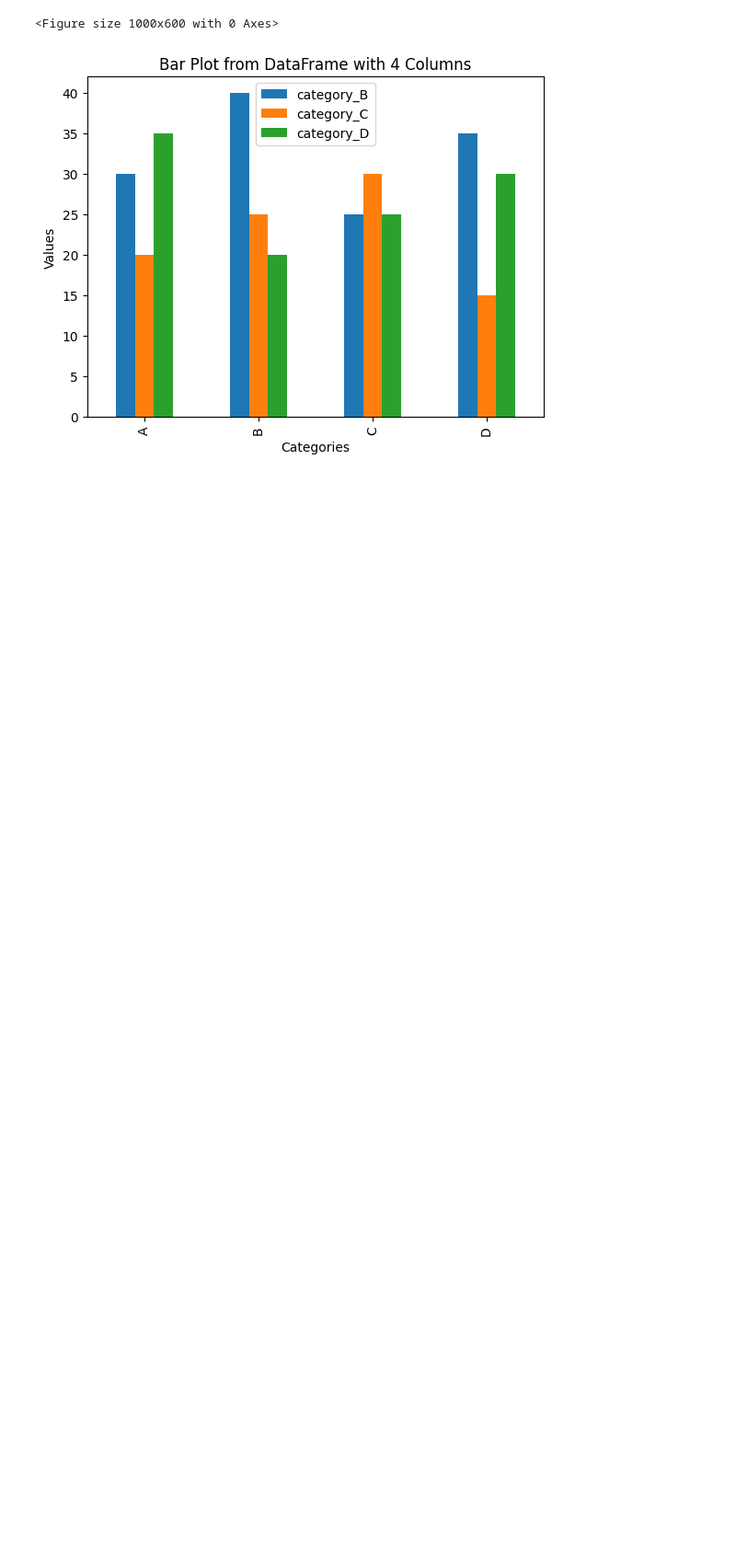
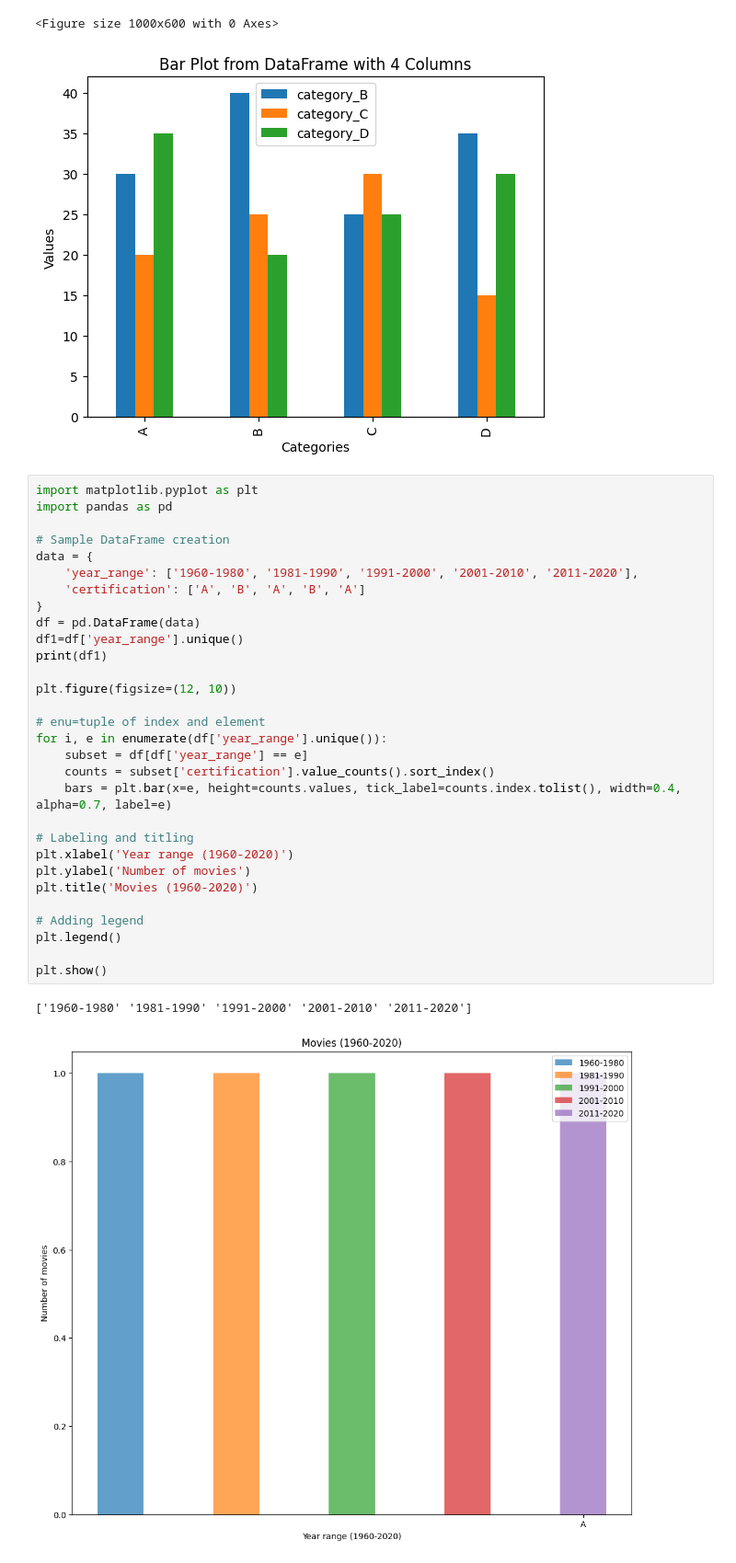
Before and after one commit to pxs1990/google_colab_ds, a Jupyter notebook: matplotlib.ipynb, the cells around one changed output. Shown at 92% size. Saved outputs shown, nothing was run; the diff lists cells and outputs as text; blank space fills up the shorter version.

```diff
--- a/matplotlib.ipynb
+++ b/matplotlib.ipynb
@@ -113,3 +113,36 @@ plt.show()
 # %% [output]
 <Figure size 1000x600 with 0 Axes>
 [figure]
+# %%
+import matplotlib.pyplot as plt
+import pandas as pd
+
+# Sample DataFrame creation
+data = {
+    'year_range': ['1960-1980', '1981-1990', '1991-2000', '2001-2010', '2011-2020'],
+    'certification': ['A', 'B', 'A', 'B', 'A']
+}
+df = pd.DataFrame(data)
+df1=df['year_range'].unique()
+print(df1)
+
+plt.figure(figsize=(12, 10))
+
+# enu=tuple of index and element
+for i, e in enumerate(df['year_range'].unique()):
+    subset = df[df['year_range'] == e]
+    counts = subset['certification'].value_counts().sort_index()
+    bars = plt.bar(x=e, height=counts.values, tick_label=counts.index.tolist(), width=0.4, alpha=0.7, label=e)
+
+# Labeling and titling
+plt.xlabel('Year range (1960-2020)')
+plt.ylabel('Number of movies')
+plt.title('Movies (1960-2020)')
+
+# Adding legend
+plt.legend()
+
+plt.show()
+# %% [output]
+['1960-1980' '1981-1990' '1991-2000' '2001-2010' '2011-2020']
+[figure, added]
```
